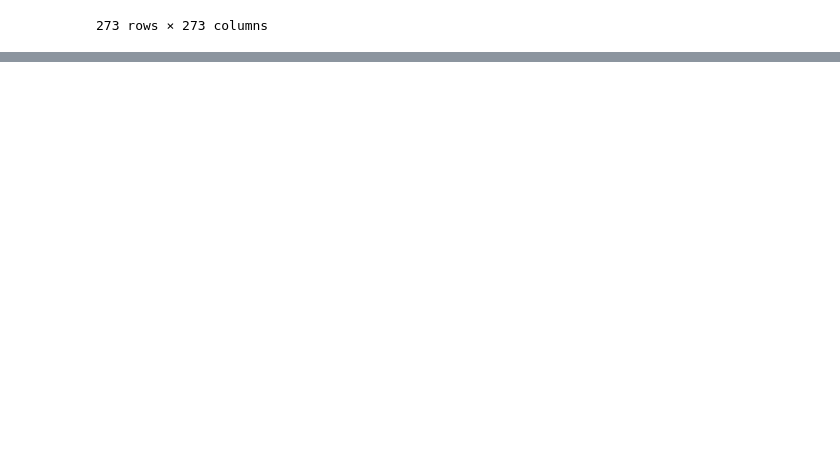
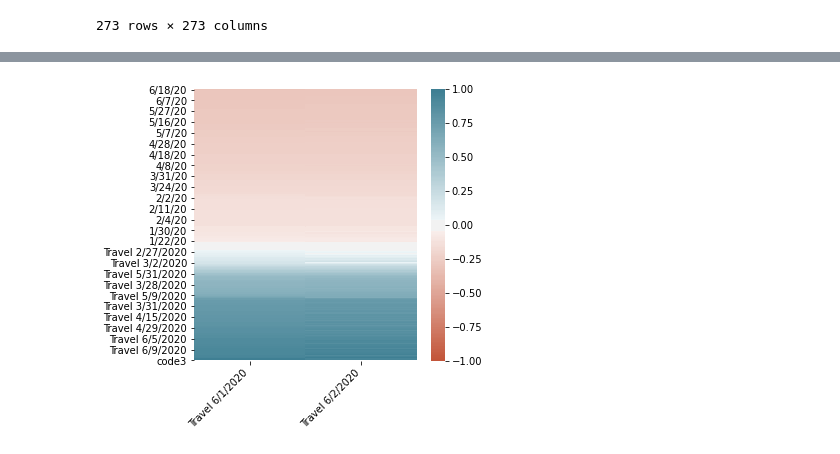
Before and after one commit to nurfnick/COVID_Travel, a Jupyter notebook: Regression.ipynb, the cells around one changed output, grey strips where cells are left out. Cells and saved outputs as stored; diff of their text form; code cells hidden in the pictures; blank space fills up the shorter version.

```diff
--- a/Regression.ipynb
+++ b/Regression.ipynb
@@ -187,0 +210,20 @@ corr.to_csv('correlation.csv')
+# %%
+import seaborn as sns
+import matplotlib.pyplot as plt
+
+
+corr = COVID.corr()
+plt.figure(figsize=(5,5))
+ax = sns.heatmap(
+    corr[['Travel 6/1/2020','Travel 6/2/2020']].sort_values(by=['Travel 6/1/2020']),
+    vmin=-1, vmax=1, center=0,
+    cmap=sns.diverging_palette(20, 220, n=200),
+    square=False
+)
+ax.set_xticklabels(
+    ax.get_xticklabels(),
+    rotation=45,
+    horizontalalignment='right'
+);
+# %% [output]
+[figure, added]
```
Also changed, not shown: parts of 5 cells of this notebook.
